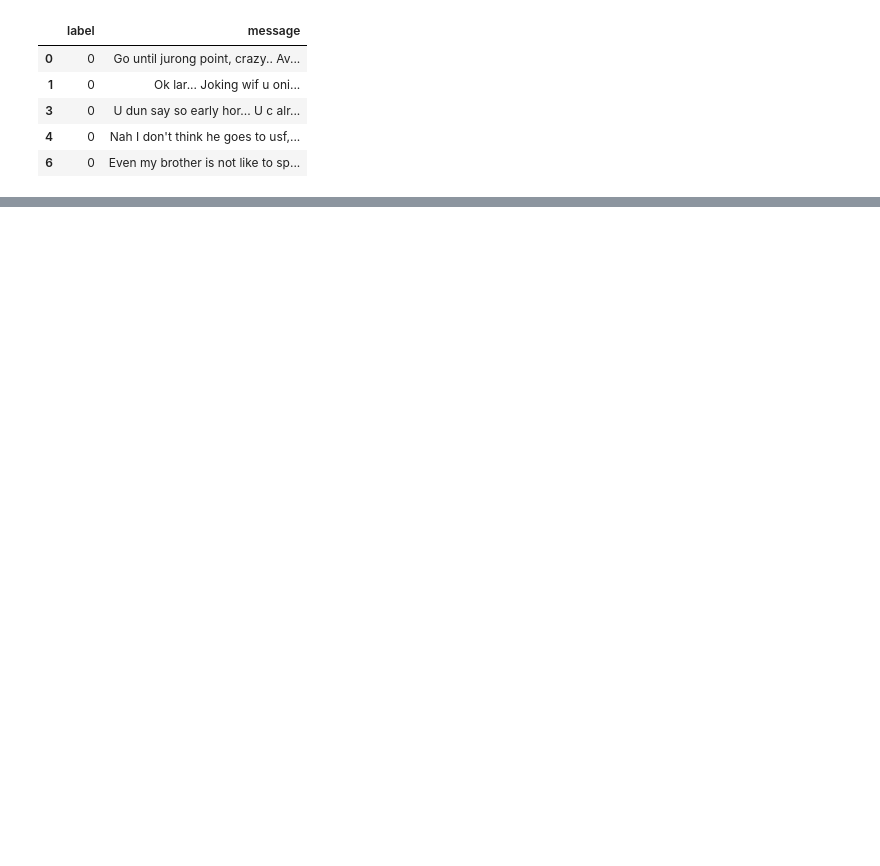
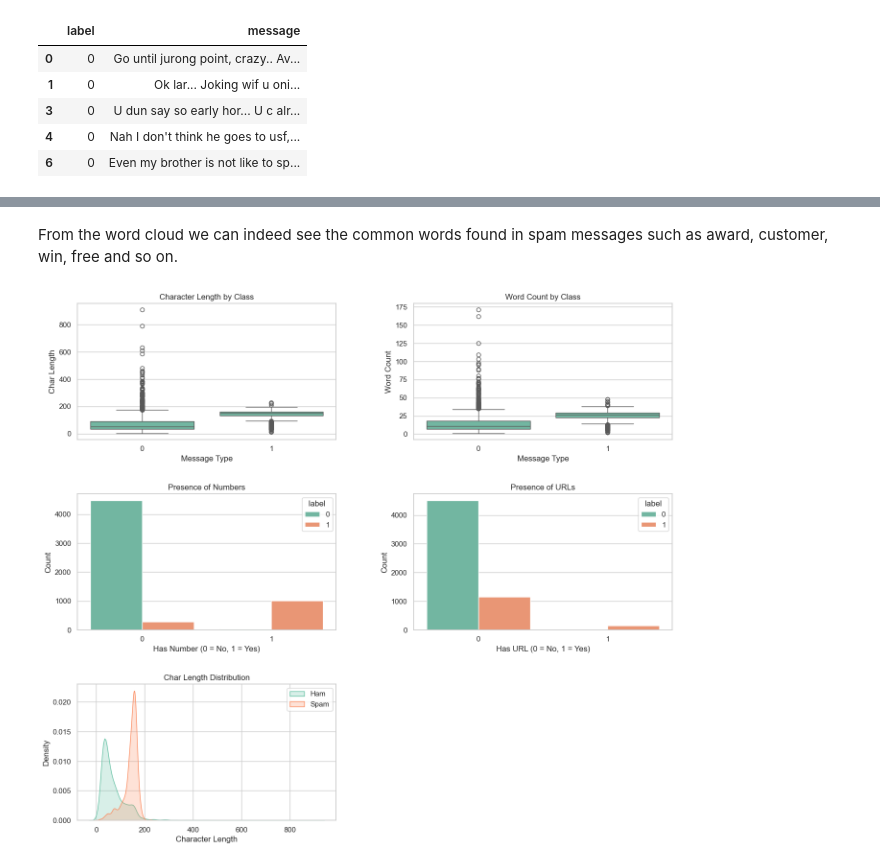
Before and after one commit to Isaacdvs2/Data-Science-AI-ML-, a Jupyter notebook: NLP/NLTK.ipynb, the cells around one changed output, grey strips where cells are left out. Drawn from its saved outputs; the diff is of its cells as text; code cells hidden in the pictures; blank space fills up the shorter version.

```diff
--- a/NLP/NLTK.ipynb
+++ b/NLP/NLTK.ipynb
@@ -351,0 +523,66 @@ sms_augmented['has_number'] = sms_augmented['message'].apply(lambda x: any(char.
+# %% [markdown]
+From the word cloud we can indeed see the common words found in spam messages such as award, customer, win, free and so on.
+# %%
+# visualise from the created features
+#=============================
+
+
+# Theme + palette
+sns.set_theme(style="whitegrid", palette="pastel")
+sns.set_palette("Set2")
+
+# Create figure with 3 rows, 2 columns
+fig, axes = plt.subplots(3, 2, figsize=(16, 14))
+
+# 1. Character Length
+sns.boxplot(data=sms_aug, x='label', y='char_length', ax=axes[0, 0])
+axes[0, 0].set_title('Character Length by Class')
+axes[0, 0].set_xlabel('Message Type')
+axes[0, 0].set_ylabel('Char Length')
+
+# 2. Word Count
+sns.boxplot(data=sms_aug, x='label', y='word_count', ax=axes[0, 1])
+axes[0, 1].set_title('Word Count by Class')
+axes[0, 1].set_xlabel('Message Type')
+axes[0, 1].set_ylabel('Word Count')
+
+# 3. Has Number
+sns.countplot(data=sms_aug, x='has_number', hue='label', ax=axes[1, 0])
+axes[1, 0].set_title('Presence of Numbers')
+axes[1, 0].set_xlabel('Has Number (0 = No, 1 = Yes)')
+axes[1, 0].set_ylabel('Count')
+
+# 4. Has URL
+sns.countplot(data=sms_aug, x='has_url', hue='label', ax=axes[1, 1])
+axes[1, 1].set_title('Presence of URLs')
+axes[1, 1].set_xlabel('Has URL (0 = No, 1 = Yes)')
+axes[1, 1].set_ylabel('Count')
+
+# 5. Char Length Distribution (KDE)
+sns.kdeplot(
+    data=sms_aug[sms_aug['label'] == 0],
+    x='char_length',
+    label='Ham',
+    fill=True,
+    ax=axes[2, 0]
+)
+sns.kdeplot(
+    data=sms_aug[sms_aug['label'] == 1],
+    x='char_length',
+    label='Spam',
+    fill=True,
+    ax=axes[2, 0]
+)
+axes[2, 0].set_title('Char Length Distribution')
+axes[2, 0].set_xlabel('Character Length')
+axes[2, 0].legend()
+
+# 6. Remove last empty subplot (clean look)
+fig.delaxes(axes[2, 1])
+
+# Adjust spacing (key improvement)
+plt.subplots_adjust(hspace=0.4, wspace=0.3)
+
+plt.show()
+# %% [output]
+[figure, added]
```
Also changed, not shown: parts of 15 cells of this notebook.
